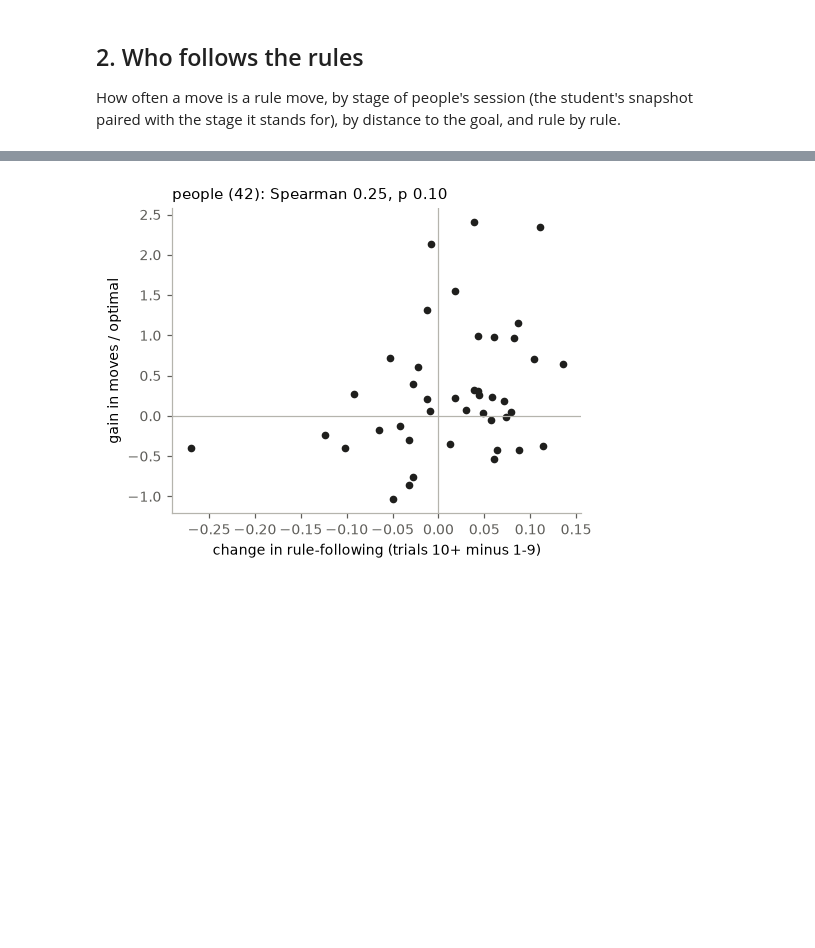
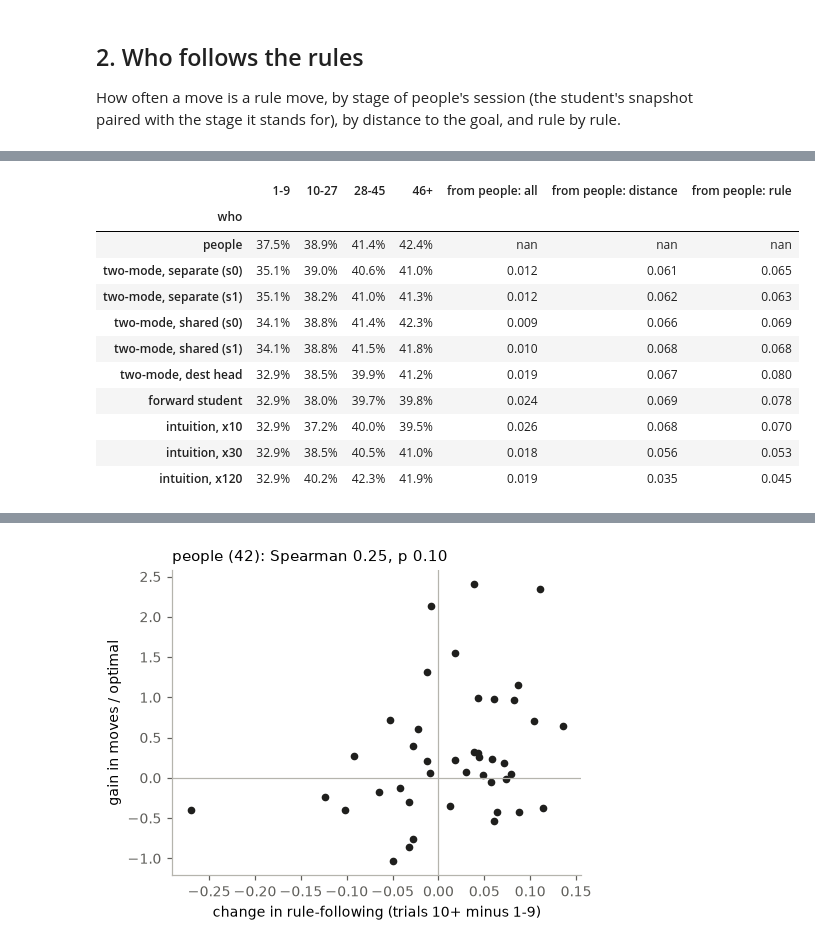
Before and after one commit to Appleseed4k/rush-hour, a Jupyter notebook: notebooks/p2.4_rules.ipynb, the cells around one changed output, grey strips where cells are left out. Saved outputs shown, nothing was run; the diff lists cells and outputs as text; code cells hidden in the pictures; blank space fills up the shorter version.

Commit message:
Update rule following analysis for two-mode student

```diff
--- a/notebooks/p2.4_rules.ipynb
+++ b/notebooks/p2.4_rules.ipynb
@@ -274,0 +284,31 @@ by_rule.style.format({c: "{:.0%}" for c in by_rule.columns if c != "moves"} | {"
+# %%
+spec = pd.read_csv(os.path.join(RULES, "specificity.csv"))
+order = ["people", "two-mode, separate (s0)", "two-mode, separate (s1)", "two-mode, shared (s0)", "two-mode, shared (s1)",
+         "two-mode, dest head", "forward student", "intuition, x10", "intuition, x30", "intuition, x120"]
+overall = spec[spec.by == "all"].pivot(index="who", columns="stage", values="follows").loc[order, STAGES]
+f = spec.set_index(["by", "key", "stage", "who"]).follows.unstack("who")
+big = spec[(spec.who == "people") & (spec.moves >= 500)].set_index(["by", "key", "stage"]).index
+dist = {}
+for who in order[1:]:
+    d = (f[who] - f["people"]).abs()
+    dist[who] = {by: d.loc[by][d.loc[by].index.isin(big[big.get_level_values(0) == by].droplevel(0))].mean()
+                 for by in ("all", "distance", "rule")}
+overall = overall.join(pd.DataFrame(dist).T.rename(columns=lambda c: f"from people: {c}"))
+display(overall.style.format("{:.1%}", subset=STAGES).format("{:.3f}", subset=[c for c in overall if c.startswith("from")]))
+by_d = spec[spec.by == "distance"].pivot_table(index="who", columns=["key", "stage"], values="follows")
+by_d = by_d.loc[order, [(k, s) for k in ["2-3", "4-9", "10+"] for s in ["1-9", "46+"]]]
+by_d.columns = [f"{k} moves out, trials {s}" for k, s in by_d.columns]
+by_d.style.format("{:.0%}")
+# %% [output]
+|  | 1-9 | 10-27 | 28-45 | 46+ | from people: all | from people: distance | from people: rule |
+| who |  |  |  |  |  |  |  |
+| people | 37.5% | 38.9% | 41.4% | 42.4% | nan | nan | nan |
+| two-mode, separate (s0) | 35.1% | 39.0% | 40.6% | 41.0% | 0.012 | 0.061 | 0.065 |
+| two-mode, separate (s1) | 35.1% | 38.2% | 41.0% | 41.3% | 0.012 | 0.062 | 0.063 |
+| two-mode, shared (s0) | 34.1% | 38.8% | 41.4% | 42.3% | 0.009 | 0.066 | 0.069 |
+| two-mode, shared (s1) | 34.1% | 38.8% | 41.5% | 41.8% | 0.010 | 0.068 | 0.068 |
+| two-mode, dest head | 32.9% | 38.5% | 39.9% | 41.2% | 0.019 | 0.067 | 0.080 |
+| forward student | 32.9% | 38.0% | 39.7% | 39.8% | 0.024 | 0.069 | 0.078 |
+| intuition, x10 | 32.9% | 37.2% | 40.0% | 39.5% | 0.026 | 0.068 | 0.070 |
+| intuition, x30 | 32.9% | 38.5% | 40.5% | 41.0% | 0.018 | 0.056 | 0.053 |
+| intuition, x120 | 32.9% | 40.2% | 42.3% | 41.9% | 0.019 | 0.035 | 0.045 |
```
Also changed, not shown: parts of 6 cells of this notebook, 6 other files.
